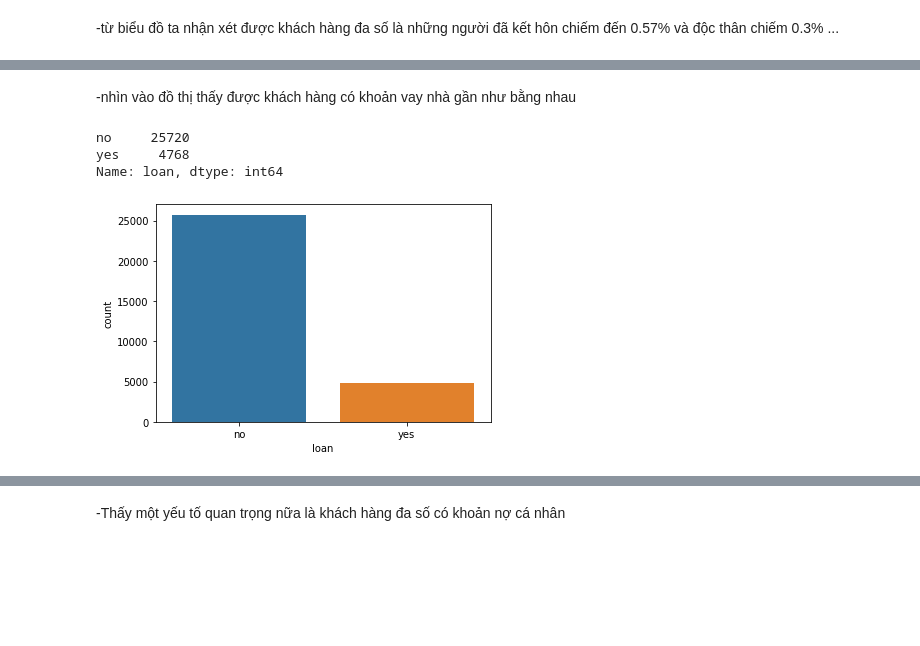
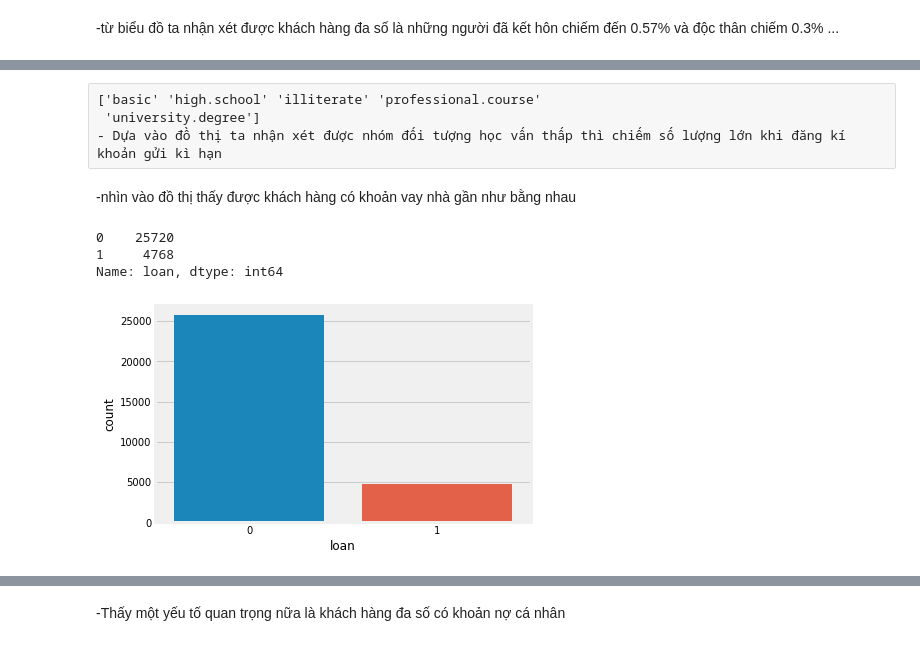
Before and after one commit to TuTuanLe/bank-additional-mining, a Jupyter notebook: mining.ipynb, the cells around one changed output, grey strips where cells are left out. Saved outputs shown, nothing was run; the diff lists cells and outputs as text; code cells hidden in the pictures; blank space fills up the shorter version.

```diff
--- a/mining.ipynb
+++ b/mining.ipynb
@@ -149,9 +149,9 @@ dtype: int64
 # %% [markdown]
 -xoá các thuộc tính unknown của bộ dữ liệu
 # %%
-df.drop('duration', axis = 1, inplace= True)
-df.drop("pdays", axis= 1, inplace = True)
-df
+df1.drop('duration', axis = 1, inplace= True)
+df1.drop("pdays", axis= 1, inplace = True)
+df1
 # %% [output]
 |  | age | job | marital | education | default | housing | loan | contact | month | day_of_week | ... |
 | 0 | 56 | housemaid | married | basic.4y | no | no | no | telephone | may | mon | ... |
@@ -271,11 +326,15 @@ Name: housing, dtype: int64
+# %% [raw]
+['basic' 'high.school' 'illiterate' 'professional.course'
+ 'university.degree']
+- Dựa vào đồ thị ta nhận xét được nhóm đối tượng học vấn thấp thì chiếm số lượng lớn khi đăng kí khoản gửi kì hạn
 # %% [markdown]
 -nhìn vào đồ thị thấy được khách hàng có khoản vay nhà gần như bằng nhau
 # %%
-loan_value = df1.loan.value_counts()
+loan_value = data.loan.value_counts()
 print(loan_value)
-loan_plot= sns.countplot(data=df1, x='loan')
+loan_plot= sns.countplot(data=data, x='loan')
 # %% [output]
-no     25720
-yes     4768
+0    25720
+1     4768
 Name: loan, dtype: int64
-[figure, old version]
+[figure, new version]
```
Also changed, not shown: parts of 56 cells of this notebook, 1 other file.
